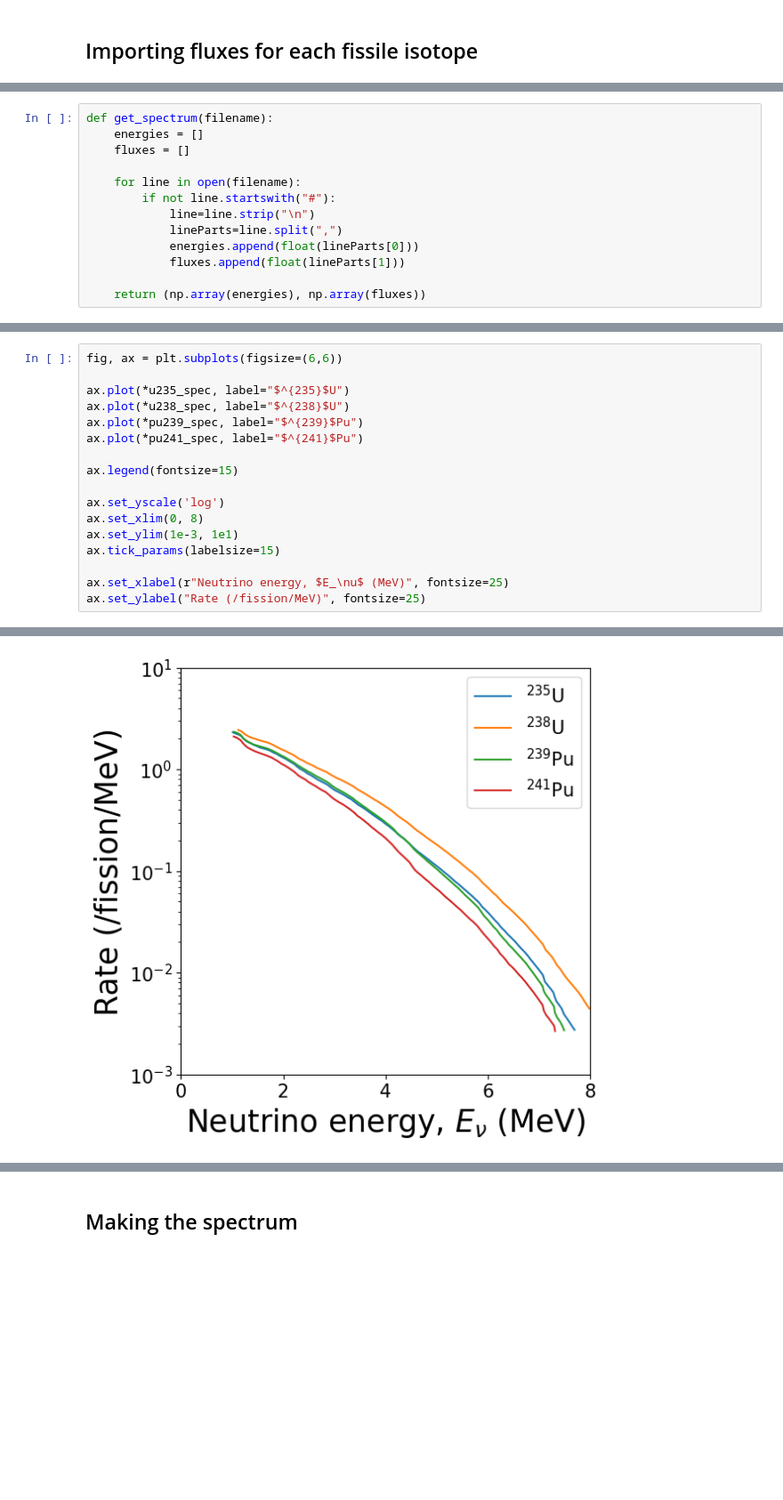
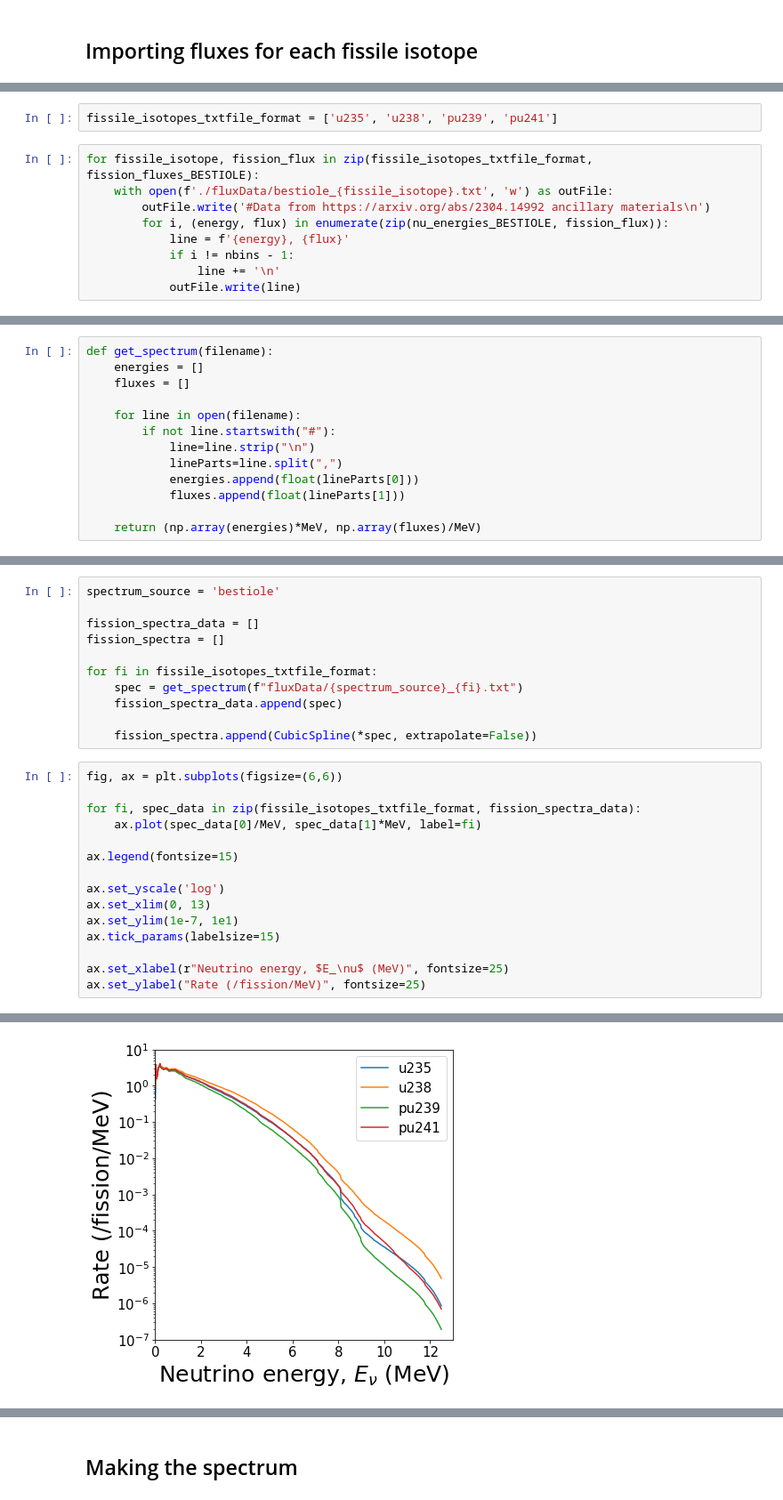
Before and after one commit to RitterCat/reactor-nu-cevns, a Jupyter notebook: spectrum_generator.ipynb, the cells around one changed output, grey strips where cells are left out. Shown at 89% size. Cells and saved outputs as stored; diff of their text form; blank space fills up the shorter version.

```diff
--- a/spectrum_generator.ipynb
+++ b/spectrum_generator.ipynb
@@ -34,0 +72,11 @@ CM2S = CENTIMETER**2*SECOND
+# %%
+fissile_isotopes_txtfile_format = ['u235', 'u238', 'pu239', 'pu241']
+# %%
+for fissile_isotope, fission_flux in zip(fissile_isotopes_txtfile_format, fission_fluxes_BESTIOLE):
+    with open(f'./fluxData/bestiole_{fissile_isotope}.txt', 'w') as outFile:
+        outFile.write('#Data from https://arxiv.org/abs/2304.14992 ancillary materials\n')
+        for i, (energy, flux) in enumerate(zip(nu_energies_BESTIOLE, fission_flux)):
+            line = f'{energy}, {flux}'
+            if i != nbins - 1:
+                line += '\n'
+            outFile.write(line)
@@ -44,4 +94,4 @@ def get_spectrum(filename):
             energies.append(float(lineParts[0]))
             fluxes.append(float(lineParts[1]))
 
-    return (np.array(energies), np.array(fluxes))
+    return (np.array(energies)*MeV, np.array(fluxes)/MeV)
@@ -55,16 +98,25 @@ fission_spectra = [u235_spec, u238_spec, pu239_spec, pu241_spec]
+# %%
+spectrum_source = 'bestiole'
+
+fission_spectra_data = []
+fission_spectra = []
+
+for fi in fissile_isotopes_txtfile_format:
+    spec = get_spectrum(f"fluxData/{spectrum_source}_{fi}.txt")
+    fission_spectra_data.append(spec)
+
+    fission_spectra.append(CubicSpline(*spec, extrapolate=False))
 # %%
 fig, ax = plt.subplots(figsize=(6,6))
 
-ax.plot(*u235_spec, label="$^{235}$U")
-ax.plot(*u238_spec, label="$^{238}$U")
-ax.plot(*pu239_spec, label="$^{239}$Pu")
-ax.plot(*pu241_spec, label="$^{241}$Pu")
+for fi, spec_data in zip(fissile_isotopes_txtfile_format, fission_spectra_data):
+    ax.plot(spec_data[0]/MeV, spec_data[1]*MeV, label=fi)
 
 ax.legend(fontsize=15)
 
 ax.set_yscale('log')
-ax.set_xlim(0, 8)
-ax.set_ylim(1e-3, 1e1)
+ax.set_xlim(0, 13)
+ax.set_ylim(1e-7, 1e1)
 ax.tick_params(labelsize=15)
 
 ax.set_xlabel(r"Neutrino energy, $E_\nu$ (MeV)", fontsize=25)
@@ -74 +126 @@ Text(0, 0.5, 'Rate (/fission/MeV)')
-[figure, old version]
+[figure, new version]
```
Also changed, not shown: parts of 21 cells of this notebook, 8 other files.
